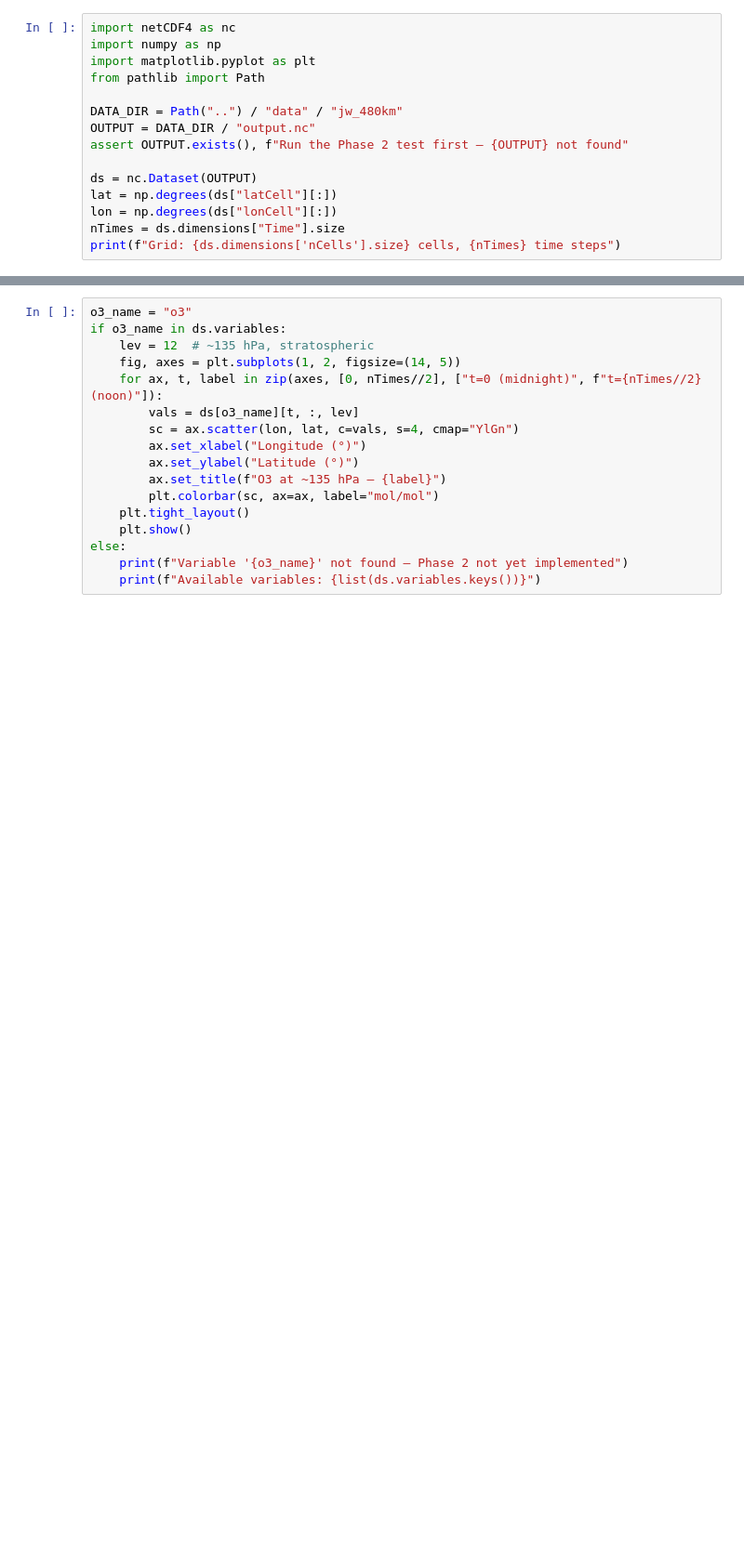
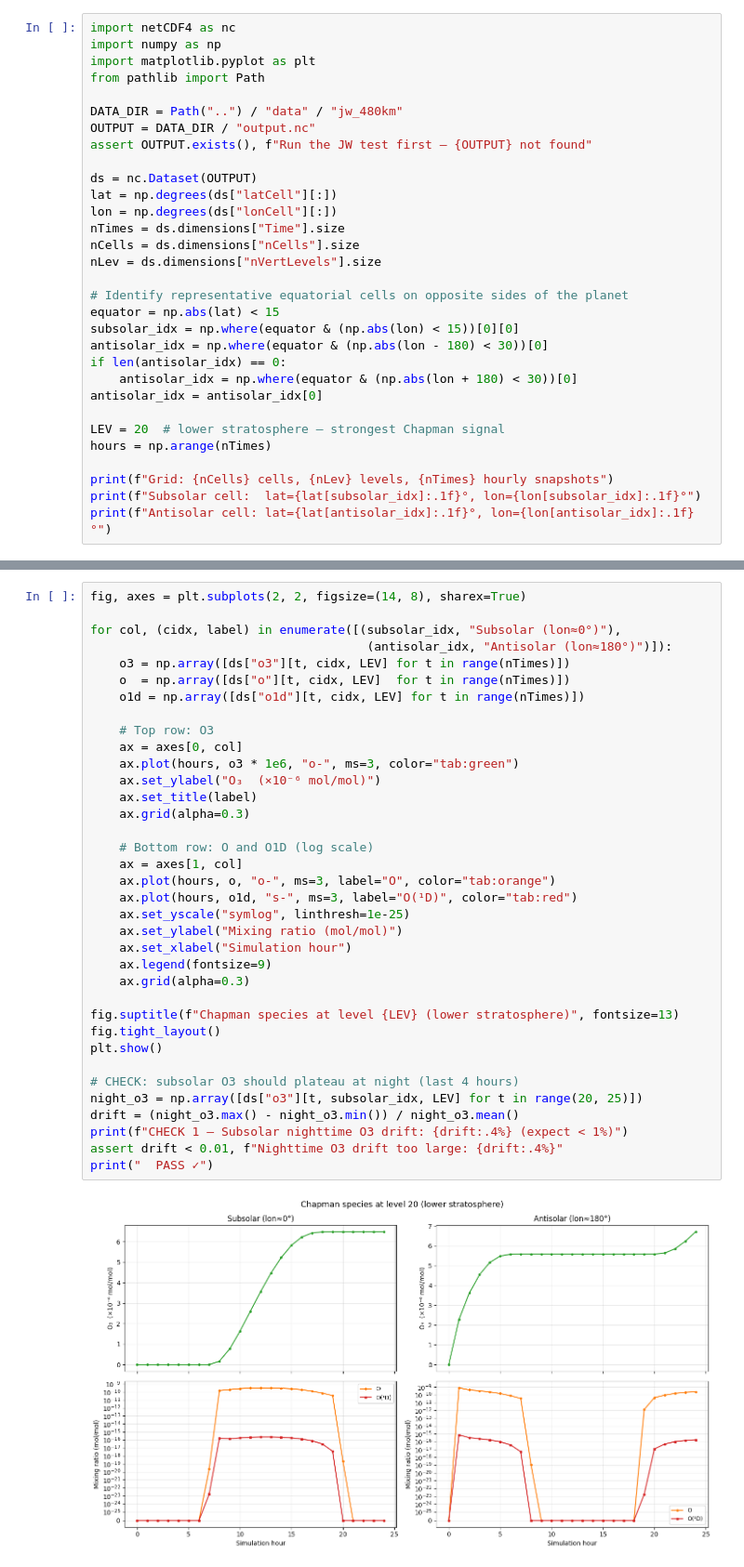
Before and after one commit to mattldawson/MPAS-Model, a Jupyter notebook: verification/phase02_chapman.ipynb, the cells around one changed output, grey strips where cells are left out. Shown at 93% size. Drawn from its saved outputs; the diff is of its cells as text; blank space fills up the shorter version.

Commit message:
rewrite phase 2 notebook: proper diurnal plots and Ox budget

```diff
--- a/verification/phase02_chapman.ipynb
+++ b/verification/phase02_chapman.ipynb
@@ -15,10 +17,26 @@ from pathlib import Path
 
 DATA_DIR = Path("..") / "data" / "jw_480km"
 OUTPUT = DATA_DIR / "output.nc"
-assert OUTPUT.exists(), f"Run the Phase 2 test first — {OUTPUT} not found"
+assert OUTPUT.exists(), f"Run the JW test first — {OUTPUT} not found"
 
 ds = nc.Dataset(OUTPUT)
 lat = np.degrees(ds["latCell"][:])
 lon = np.degrees(ds["lonCell"][:])
 nTimes = ds.dimensions["Time"].size
-print(f"Grid: {ds.dimensions['nCells'].size} cells, {nTimes} time steps")
+nCells = ds.dimensions["nCells"].size
+nLev = ds.dimensions["nVertLevels"].size
+
+# Identify representative equatorial cells on opposite sides of the planet
+equator = np.abs(lat) < 15
+subsolar_idx = np.where(equator & (np.abs(lon) < 15))[0][0]
+antisolar_idx = np.where(equator & (np.abs(lon - 180) < 30))[0]
+if len(antisolar_idx) == 0:
+    antisolar_idx = np.where(equator & (np.abs(lon + 180) < 30))[0]
+antisolar_idx = antisolar_idx[0]
+
+LEV = 20  # lower stratosphere — strongest Chapman signal
+hours = np.arange(nTimes)
+
+print(f"Grid: {nCells} cells, {nLev} levels, {nTimes} hourly snapshots")
+print(f"Subsolar cell:  lat={lat[subsolar_idx]:.1f}°, lon={lon[subsolar_idx]:.1f}°")
+print(f"Antisolar cell: lat={lat[antisolar_idx]:.1f}°, lon={lon[antisolar_idx]:.1f}°")
@@ -30,17 +53,38 @@ Dayside should show O3 production/destruction; nightside should be static.
 # %%
-o3_name = "o3"
-if o3_name in ds.variables:
-    lev = 12  # ~135 hPa, stratospheric
-    fig, axes = plt.subplots(1, 2, figsize=(14, 5))
-    for ax, t, label in zip(axes, [0, nTimes//2], ["t=0 (midnight)", f"t={nTimes//2} (noon)"]):
-        vals = ds[o3_name][t, :, lev]
-        sc = ax.scatter(lon, lat, c=vals, s=4, cmap="YlGn")
-        ax.set_xlabel("Longitude (°)")
-        ax.set_ylabel("Latitude (°)")
-        ax.set_title(f"O3 at ~135 hPa — {label}")
-        plt.colorbar(sc, ax=ax, label="mol/mol")
-    plt.tight_layout()
-    plt.show()
-else:
-    print(f"Variable '{o3_name}' not found — Phase 2 not yet implemented")
-    print(f"Available variables: {list(ds.variables.keys())}")
+fig, axes = plt.subplots(2, 2, figsize=(14, 8), sharex=True)
+
+for col, (cidx, label) in enumerate([(subsolar_idx, "Subsolar (lon≈0°)"),
+                                      (antisolar_idx, "Antisolar (lon≈180°)")]):
+    o3 = np.array([ds["o3"][t, cidx, LEV] for t in range(nTimes)])
+    o  = np.array([ds["o"][t, cidx, LEV]  for t in range(nTimes)])
+    o1d = np.array([ds["o1d"][t, cidx, LEV] for t in range(nTimes)])
+
+    # Top row: O3
+    ax = axes[0, col]
+    ax.plot(hours, o3 * 1e6, "o-", ms=3, color="tab:green")
+    ax.set_ylabel("O₃  (×10⁻⁶ mol/mol)")
+    ax.set_title(label)
+    ax.grid(alpha=0.3)
+
+    # Bottom row: O and O1D (log scale)
+    ax = axes[1, col]
+    ax.plot(hours, o, "o-", ms=3, label="O", color="tab:orange")
+    ax.plot(hours, o1d, "s-", ms=3, label="O(¹D)", color="tab:red")
+    ax.set_yscale("symlog", linthresh=1e-25)
+    ax.set_ylabel("Mixing ratio (mol/mol)")
+    ax.set_xlabel("Simulation hour")
+    ax.legend(fontsize=9)
+    ax.grid(alpha=0.3)
+
+fig.suptitle(f"Chapman species at level {LEV} (lower stratosphere)", fontsize=13)
+fig.tight_layout()
+plt.show()
+
+# CHECK: subsolar O3 should plateau at night (last 4 hours)
+night_o3 = np.array([ds["o3"][t, subsolar_idx, LEV] for t in range(20, 25)])
+drift = (night_o3.max() - night_o3.min()) / night_o3.mean()
+print(f"CHECK 1 — Subsolar nighttime O3 drift: {drift:.4%} (expect < 1%)")
+assert drift < 0.01, f"Nighttime O3 drift too large: {drift:.4%}"
+print("  PASS ✓")
+# %% [output]
+[figure, added]
```
Also changed, not shown: parts of 8 cells of this notebook.
